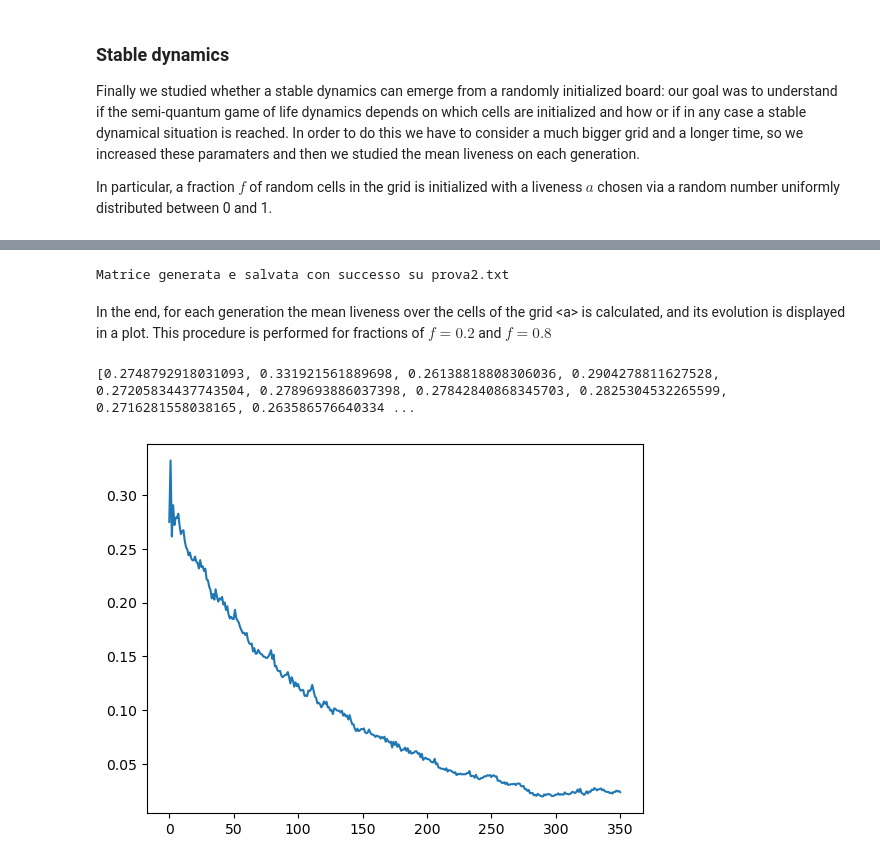
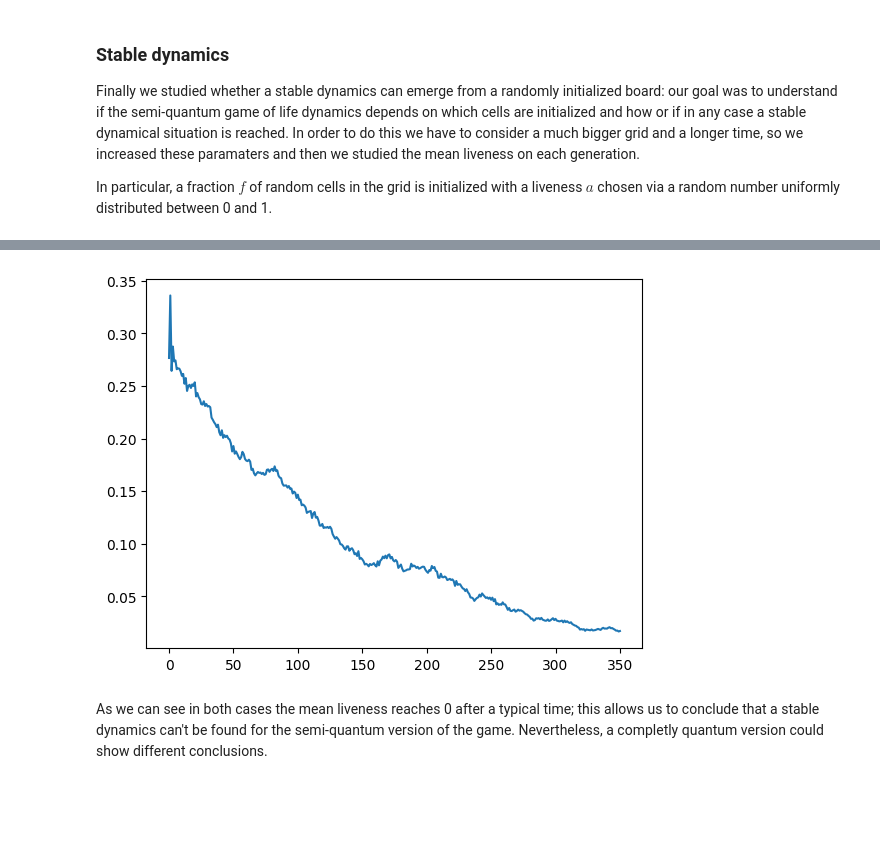
Before and after one commit to FedericoBraidi/QuantumGoL, a Jupyter notebook: GoL/GameofLife.ipynb, the cells around one changed output, grey strips where cells are left out. Drawn from its saved outputs; the diff is of its cells as text; code cells hidden in the pictures; blank space fills up the shorter version.

```diff
--- a/GoL/GameofLife.ipynb
+++ b/GoL/GameofLife.ipynb
@@ -653,28 +709,13 @@ def salva_matrice_su_file(matrice, nome_file):
 # %%
+matrix = matrix_generator(x_dim, y_dim, 0.8)
+save_matrix(matrix, "patterns/f80.txt")
 
-matrice = genera_matrice(x_dim, y_dim, 0.8)
-salva_matrice_su_file(matrice, "patterns/prova2.txt")
-print("Matrice generata e salvata con successo su prova2.txt")
+board = board_init(x_dim, y_dim, "f80", game_type)
+board_evo = board_evolut(evo_steps, board, game_type)
+board_gif(x_dim, y_dim, time_per_image, evo_steps, board_evo, "f80")
 
-board = board_init(x_dim, y_dim, "prova2", game_type)
-board_evo = board_evolut(evo_steps, board, game_type)
-board_gif(x_dim, y_dim, time_per_image, evo_steps, board_evo, "prova2")
+avg_liveness_plot(board_evo, 'f80_graph')
 # %% [output]
-Matrice generata e salvata con successo su prova2.txt
+[figure, added]
-# %% [markdown]
-In the end, for each generation the mean liveness over the cells of the grid \<a\> is calculated, and its evolution is displayed in a plot. This procedure is performed for fractions of $f=0.2$ and $f=0.8$
-# %%
-def mean(board_evo):
-    averages = []
-    for board in range(len(board_evo)):
-        average = np.mean(board_evo[board])
-        averages.append(average)
-    return averages
-
-average_liveness = mean(board_evo)
-print(average_liveness)
-fig = plt.plot(np.arange(0, len(average_liveness), 1), average_liveness)
-plt.savefig("grafico_nuovo.png")
-# %% [output]
-[0.2748792918031093, 0.331921561889698, 0.26138818808306036, 0.2904278811627528, 0.27205834437743504, 0.2789693886037398, 0.27842840868345703, 0.2825304532265599, 0.2716281558038165, 0.263586576640334 ...
-[figure, removed]
+# %% [markdown]
+As we can see in both cases the mean liveness reaches 0 after a typical time; this allows us to conclude that a stable dynamics can't be found for the semi-quantum version of the game. Nevertheless, a completly quantum version could show different conclusions.
```
Also changed, not shown: parts of 27 cells of this notebook, 50 other files.
